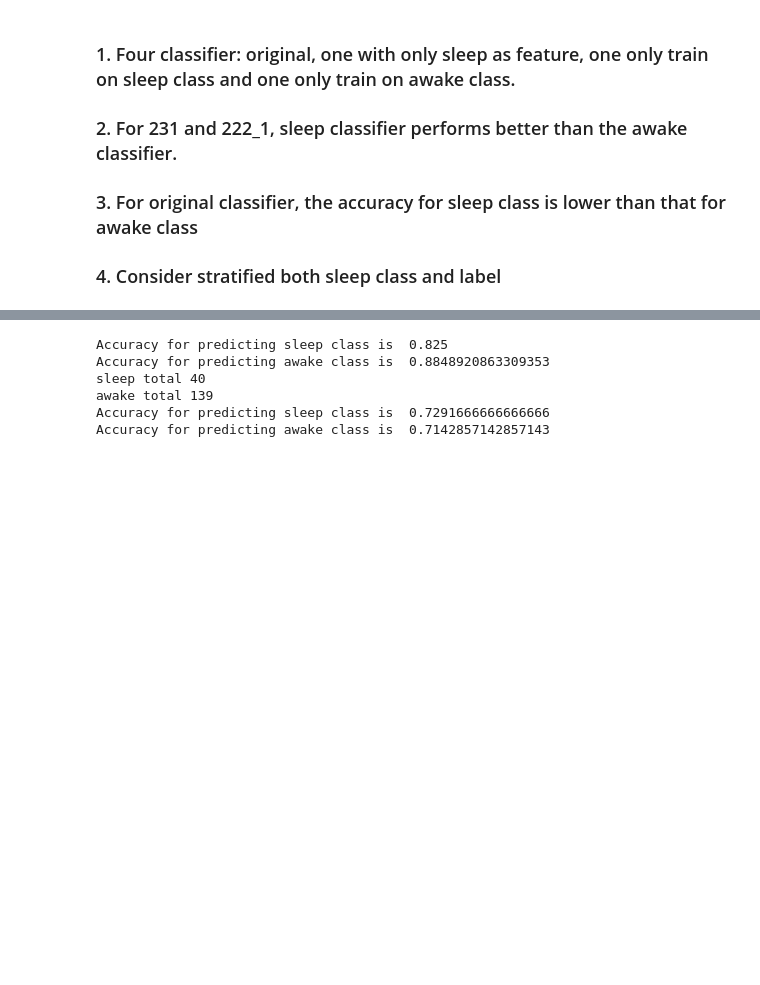
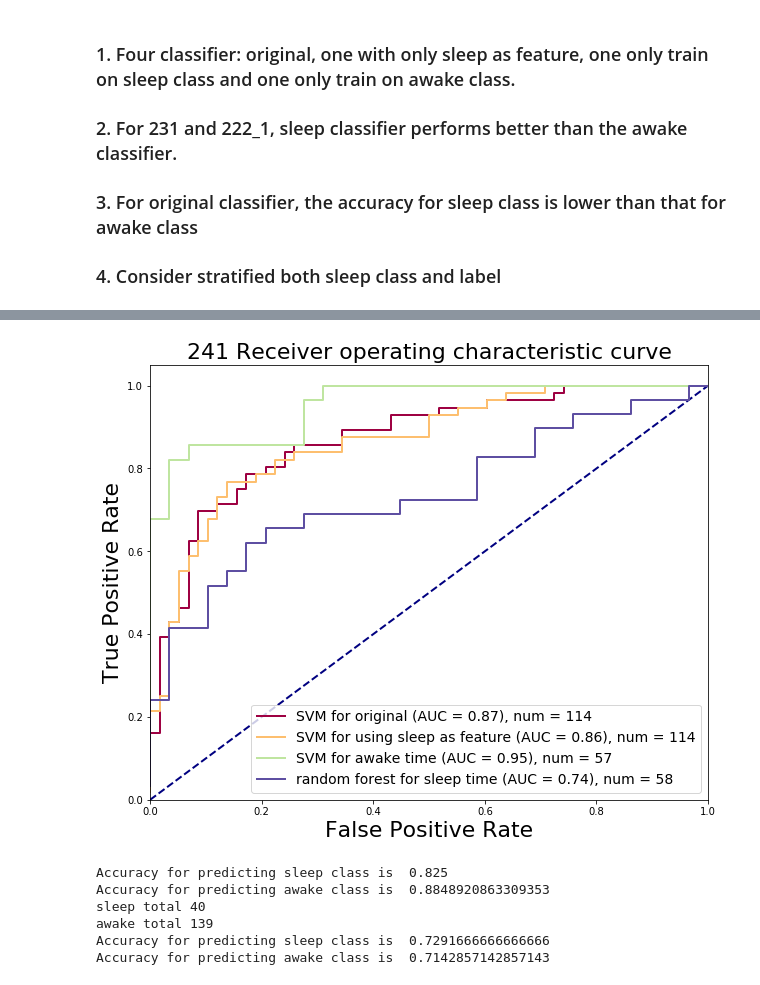
Before and after one commit to sdot08/Optimization-of-Responsive-Neurostimulation-RNS-Therapy-through-Data-Mining-Approaches, a Jupyter notebook: src/sleep_awake.ipynb, the cells around one changed output, grey strips where cells are left out. Saved outputs shown, nothing was run; the diff lists cells and outputs as text; code cells hidden in the pictures; blank space fills up the shorter version.

Commit message:
before changing train, test split, finished 226 and sleep

```diff
--- a/src/sleep_awake.ipynb
+++ b/src/sleep_awake.ipynb
@@ -64,3 +69,54 @@ n_classifier = 7
+# %%
+pat_id = '241'
+p_sleep_a = pickle.load(open(hp.prepath_pat + pat_id +'_trained_sleep_awake.p', "rb" ))
+p_sleep_s = pickle.load(open(hp.prepath_pat + pat_id +'_trained_sleep_sleep.p', "rb" ))
+p_sleep = pickle.load(open(hp.prepath_pat + pat_id +'_trained_sleep.p', "rb" ))
+p = pickle.load(open(hp.prepath_pat + pat_id + '_trained.p', "rb" ))
+#original, use as a feature, awake, sleep
+pat_list = [p,p_sleep,p_sleep_a,p_sleep_s]
+#pat_list = [p222,p222_sleep,p222_sleep_s,p222_sleep_a]
+
+cmap = plot_funcs.get_cmap(len(pat_list))
+lw = 2
+plt.figure()
+ax = plt.subplot(111)
+plt.plot([0, 1], [0, 1], color='navy', lw=lw, linestyle='--')
+for i,pat in enumerate(pat_list):
+
+    X_train, X_test, y_train, y_test = pat.X_train, pat.X_test, pat.y_train, pat.y_test
+    num = y_test.shape[0]
+    JJ.scores_estimators(X_test, y_test, pat= pat, if_show = 0,if_save = 0)
+
+    if i == 0:
+        label = hp.int2name[pat.best_estimator] + ' for original'
+    elif i == 1:
+        label = hp.int2name[pat.best_estimator] + ' for using sleep as feature'
+    elif i == 2:
+        label = hp.int2name[pat.best_estimator] + ' for awake time'
+    elif i ==3:
+        label = hp.int2name[pat.best_estimator] + ' for sleep time'
+
+#     print('scores for ' + label)
+
+    y_score, accuracy, y_pred, clf_name = JJ.load_score(pat.best_estimator, X_test, y_test, pat)
+    fpr, tpr, _ = roc_curve(y_test, y_score)
+    roc_auc = auc(fpr, tpr)
+
+#     plt.plot(fpr, tpr, color=cmap(i),
+#            lw=lw, label='%s (AUC = %0.2f)' % (label, roc_auc))
+    plt.plot(fpr, tpr, color=cmap(i),
+           lw=lw, label='%s (AUC = %0.2f), num = %d' % (label, roc_auc, num))
+plt.xlim([0.0, 1.0])
+plt.ylim([0.0, 1.05])
+plt.xlabel('False Positive Rate', fontsize=hp.label_fontsize)
+plt.ylabel('True Positive Rate', fontsize=hp.label_fontsize)
+plt.title(pat.id +' Receiver operating characteristic curve', fontsize=hp.label_fontsize)
+
+plt.legend(prop={'size': 14})
+plt.savefig('../fig/sleep/' + pat.id + '_ROC.png')
+plt.show()
+# %% [output]
+[figure, added]
 # %%
 import pickle
 p231_sleep_a = pickle.load(open(hp.prepath_pat + '231' +'_trained_sleep_awake.p', "rb" ))
```
Also changed, not shown: parts of 1 cell of this notebook, 6 other files.
